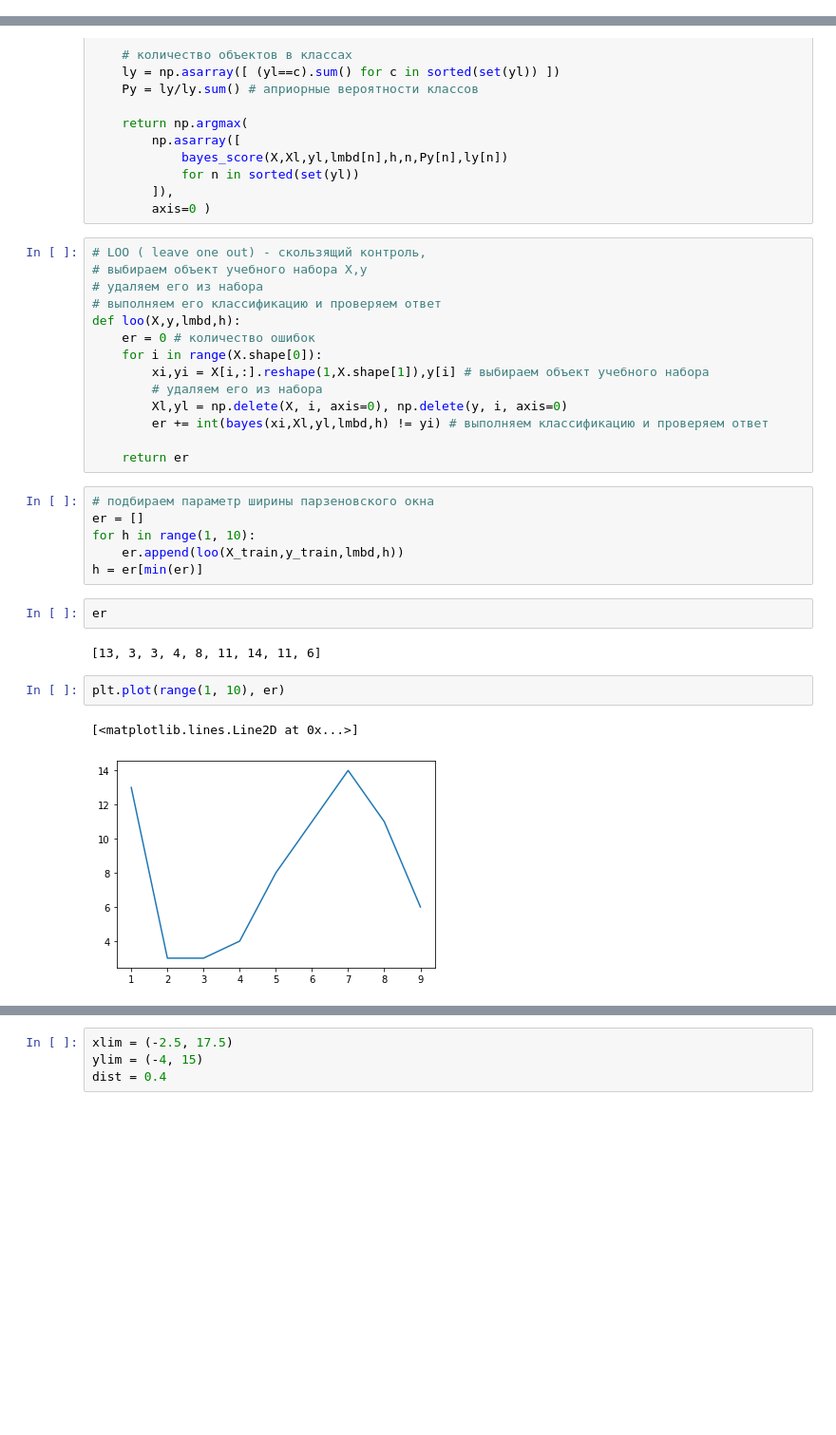
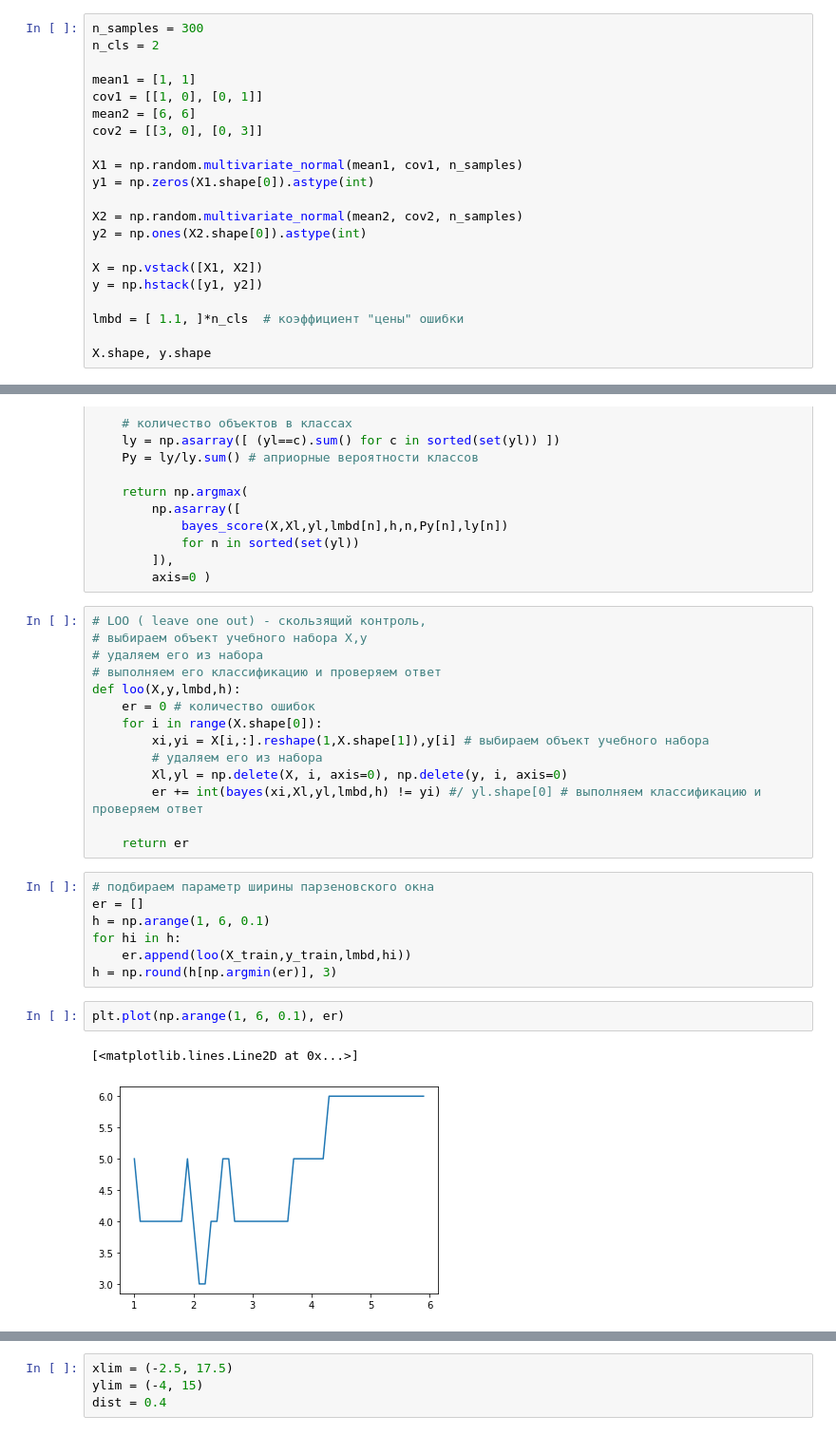
Before and after one commit to e-uskova/py-works, a Jupyter notebook: IAD/LR4.ipynb, the cells around one changed output, grey strips where cells are left out. Shown at 95% size. Drawn from its saved outputs; the diff is of its cells as text; blank space fills up the shorter version.

```diff
--- a/IAD/LR4.ipynb
+++ b/IAD/LR4.ipynb
@@ -33,0 +32,21 @@ X.shape, y.shape
+# %%
+n_samples = 300
+n_cls = 2
+
+mean1 = [1, 1]
+cov1 = [[1, 0], [0, 1]]
+mean2 = [6, 6]
+cov2 = [[3, 0], [0, 3]]
+
+X1 = np.random.multivariate_normal(mean1, cov1, n_samples)
+y1 = np.zeros(X1.shape[0]).astype(int)
+
+X2 = np.random.multivariate_normal(mean2, cov2, n_samples)
+y2 = np.ones(X2.shape[0]).astype(int)
+
+X = np.vstack([X1, X2])
+y = np.hstack([y1, y2])
+
+lmbd = [ 1.1, ]*n_cls  # коэффициент "цены" ошибки
+
+X.shape, y.shape
@@ -138,22 +159,19 @@ def loo(X,y,lmbd,h):
         xi,yi = X[i,:].reshape(1,X.shape[1]),y[i] # выбираем объект учебного набора
         # удаляем его из набора
         Xl,yl = np.delete(X, i, axis=0), np.delete(y, i, axis=0)
-        er += int(bayes(xi,Xl,yl,lmbd,h) != yi) # выполняем классификацию и проверяем ответ
+        er += int(bayes(xi,Xl,yl,lmbd,h) != yi) #/ yl.shape[0] # выполняем классификацию и проверяем ответ
 
     return er
 # %%
 # подбираем параметр ширины парзеновского окна
 er = []
-for h in range(1, 10):
-    er.append(loo(X_train,y_train,lmbd,h))
-h = er[min(er)]
+h = np.arange(1, 6, 0.1)
+for hi in h:
+    er.append(loo(X_train,y_train,lmbd,hi))
+h = np.round(h[np.argmin(er)], 3)
-# %%
-er
-# %% [output]
-[13, 3, 3, 4, 8, 11, 14, 11, 6]
 # %%
-plt.plot(range(1, 10), er)
+plt.plot(np.arange(1, 6, 0.1), er)
 # %% [output]
 [<matplotlib.lines.Line2D at 0x...>]
-[figure, old version]
+[figure, new version]
 # %%
```
Also changed, not shown: parts of 70 cells of this notebook.
